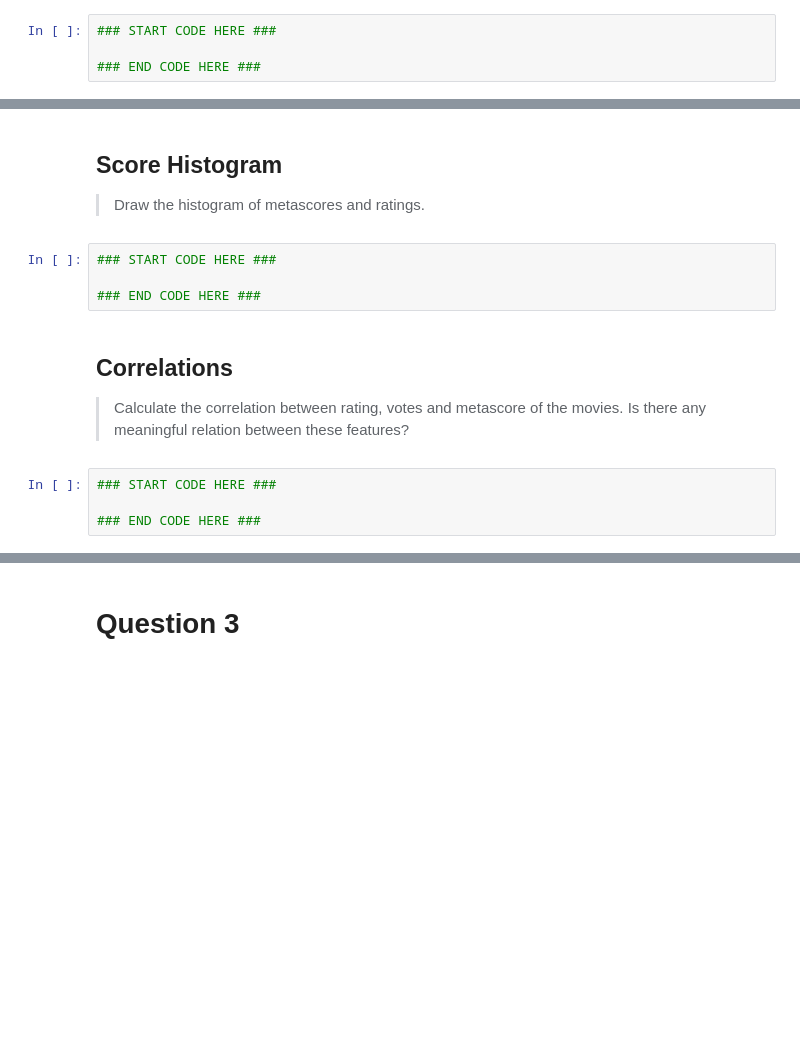
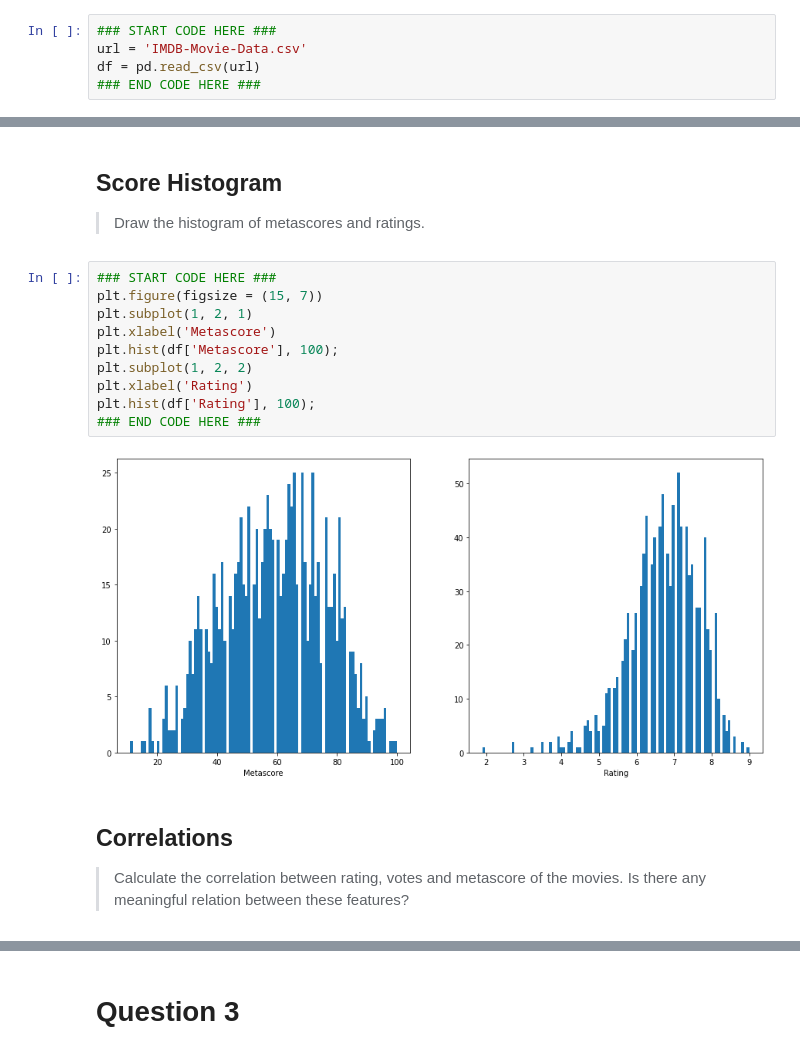
Before and after one commit to shahryar-karimi/python_start, a Jupyter notebook: IML_CWH1_Q2.ipynb, the cells around one changed output, grey strips where cells are left out. Cells and saved outputs as stored; diff of their text form; blank space fills up the shorter version.

```diff
--- a/IML_CWH1_Q2.ipynb
+++ b/IML_CWH1_Q2.ipynb
@@ -166,7 +167,8 @@ print(np.linalg.det(A))
 >Load the IMDB-Movie-Data.csv file into a pandas dataframe and show its first 5 rows. Each row of this dataframe corresponds to one film.
 # %%
 ### START CODE HERE ###
-
+url = 'IMDB-Movie-Data.csv'
+df = pd.read_csv(url)
 ### END CODE HERE ###
 # %% [markdown]
 ## Actors/Actresses Activity
@@ -178,15 +192,19 @@ print(np.linalg.det(A))
 # %% [markdown]
 ## Score Histogram
 >Draw the histogram of metascores and ratings.
-# %%
-### START CODE HERE ###
-
-### END CODE HERE ###
+# %%
+### START CODE HERE ###
+plt.figure(figsize = (15, 7))
+plt.subplot(1, 2, 1)
+plt.xlabel('Metascore')
+plt.hist(df['Metascore'], 100);
+plt.subplot(1, 2, 2)
+plt.xlabel('Rating')
+plt.hist(df['Rating'], 100);
+### END CODE HERE ###
+# %% [output]
+[figure, added]
 # %% [markdown]
 ## Correlations
 >Calculate the correlation between rating, votes and metascore of the movies.
 Is there any meaningful relation between these features?
-# %%
-### START CODE HERE ###
-
-### END CODE HERE ###
```
Also changed, not shown: parts of 10 cells of this notebook.
